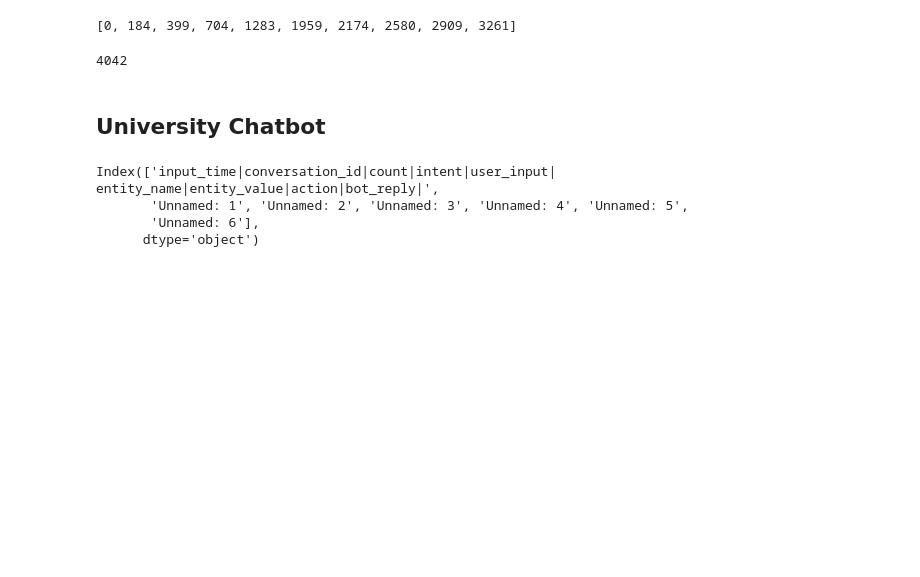
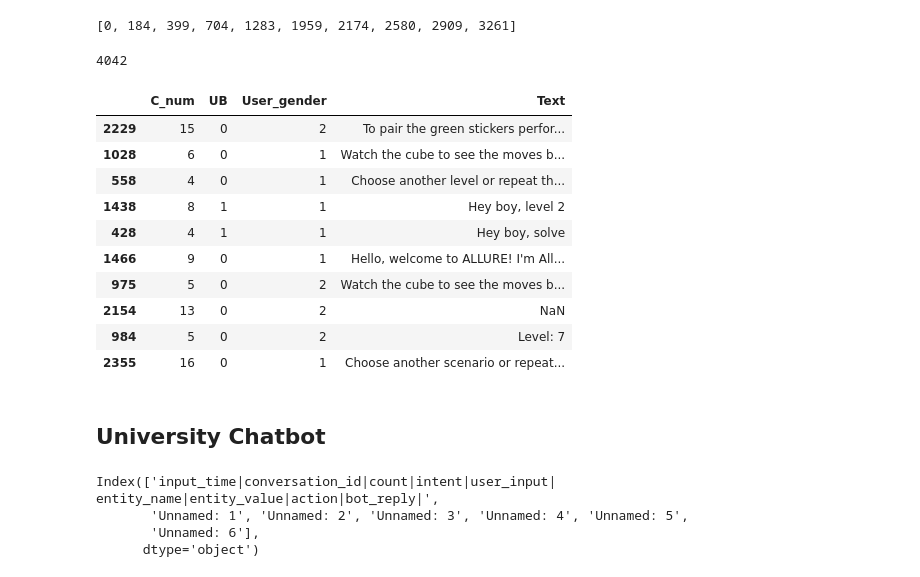
Before and after one commit to ai4society/causal-sas-rating, a Jupyter notebook: code/real-world/preprocessing.ipynb, the cells around one changed output. Cells and saved outputs as stored; diff of their text form; code cells hidden in the pictures; blank space fills up the shorter version.

```diff
--- a/code/real-world/preprocessing.ipynb
+++ b/code/real-world/preprocessing.ipynb
@@ -66,3 +66,18 @@ for i in range(len(data0)):
 # %%
 df = pd.DataFrame({'C_num': c_num, 'UB': UB, 'User_gender': user_gender, 'Text': text})
 df.to_csv('../../data/real-world/allure/final/study0.csv', index=None)
+# %%
+data_final = pd.read_csv('../../data/real-world/allure/final/final.csv')
+data_final.sample(n=10, random_state=1)
+# %% [output]
+|  | C_num | UB | User_gender | Text |
+| 2229 | 15 | 0 | 2 | To pair the green stickers perfor... |
+| 1028 | 6 | 0 | 1 | Watch the cube to see the moves b... |
+| 558 | 4 | 0 | 1 | Choose another level or repeat th... |
+| 1438 | 8 | 1 | 1 | Hey boy, level 2 |
+| 428 | 4 | 1 | 1 | Hey boy, solve |
+| 1466 | 9 | 0 | 1 | Hello, welcome to ALLURE! I'm All... |
+| 975 | 5 | 0 | 2 | Watch the cube to see the moves b... |
+| 2154 | 13 | 0 | 2 | NaN |
+| 984 | 5 | 0 | 2 | Level: 7 |
+| 2355 | 16 | 0 | 1 | Choose another scenario or repeat... |
```
Also changed, not shown: parts of 2 cells of this notebook, 6 other files.
